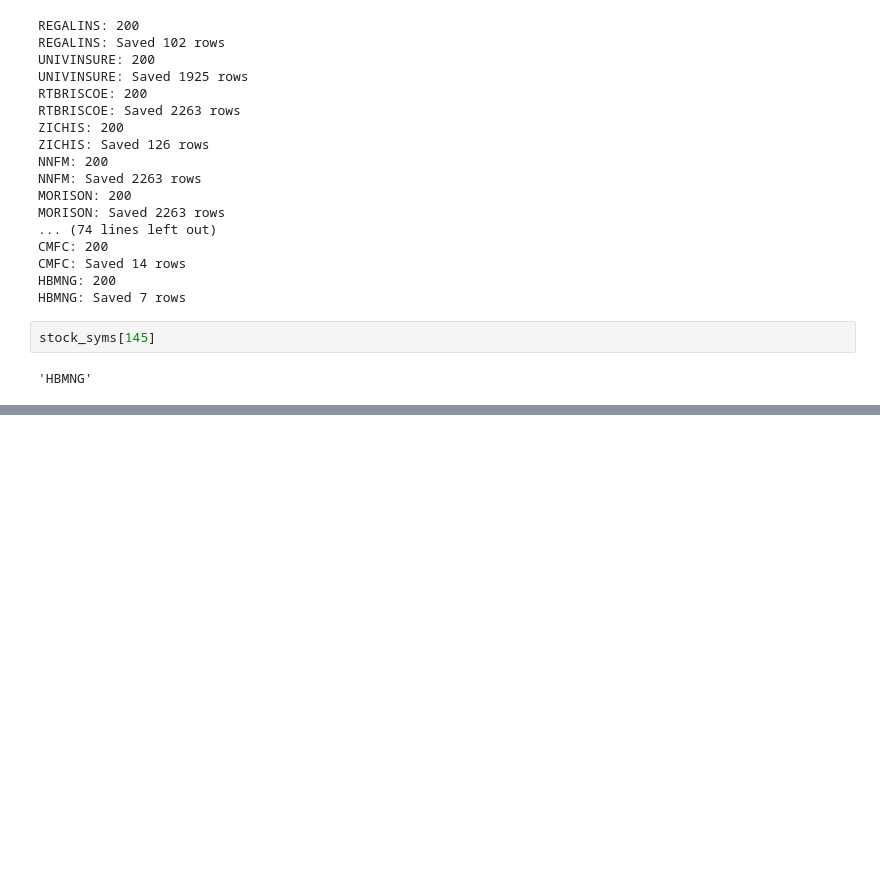
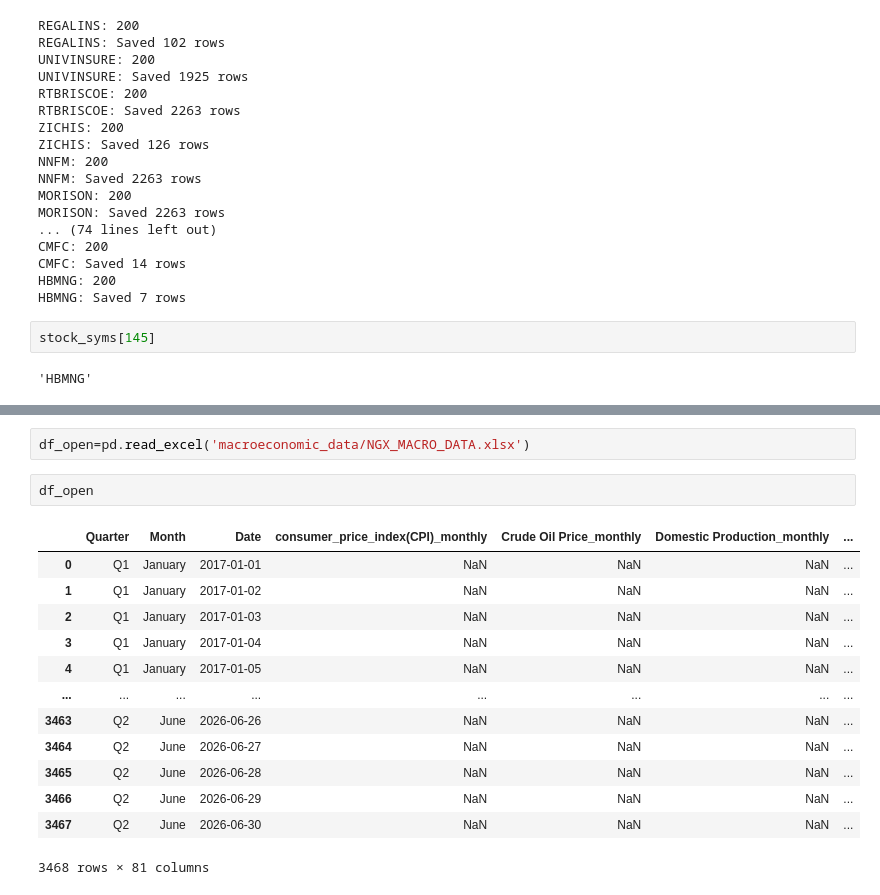
Before and after one commit to Udeani4/SectorLevel_StockPerformance_Predictoion, a Jupyter notebook: ngx_practice.ipynb, the cells around one changed output, grey strips where cells are left out. Cells and saved outputs as stored; diff of their text form; blank space fills up the shorter version.

```diff
--- a/ngx_practice.ipynb
+++ b/ngx_practice.ipynb
@@ -601,0 +648,18 @@ stock_syms[145]
+# %%
+df_open=pd.read_excel('macroeconomic_data/NGX_MACRO_DATA.xlsx')
+# %%
+df_open
+# %% [output]
+|  | Quarter | Month | Date | consumer_price_index(CPI)_monthly | Crude Oil Price_monthly | Domestic Production_monthly | ... |
+| 0 | Q1 | January | 2017-01-01 | NaN | NaN | NaN | ... |
+| 1 | Q1 | January | 2017-01-02 | NaN | NaN | NaN | ... |
+| 2 | Q1 | January | 2017-01-03 | NaN | NaN | NaN | ... |
+| 3 | Q1 | January | 2017-01-04 | NaN | NaN | NaN | ... |
+| 4 | Q1 | January | 2017-01-05 | NaN | NaN | NaN | ... |
+| ... | ... | ... | ... | ... | ... | ... | ... |
+| 3463 | Q2 | June | 2026-06-26 | NaN | NaN | NaN | ... |
+| 3464 | Q2 | June | 2026-06-27 | NaN | NaN | NaN | ... |
+| 3465 | Q2 | June | 2026-06-28 | NaN | NaN | NaN | ... |
+| 3466 | Q2 | June | 2026-06-29 | NaN | NaN | NaN | ... |
+| 3467 | Q2 | June | 2026-06-30 | NaN | NaN | NaN | ... |
+3468 rows × 81 columns
```
Also changed, not shown: parts of 3 cells of this notebook, 5 other files.
